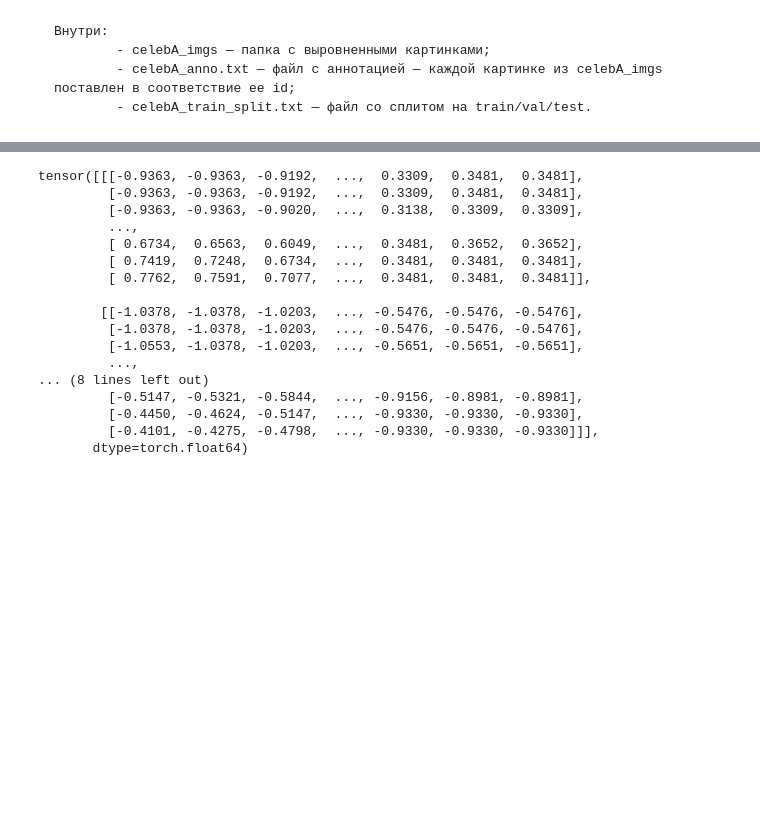
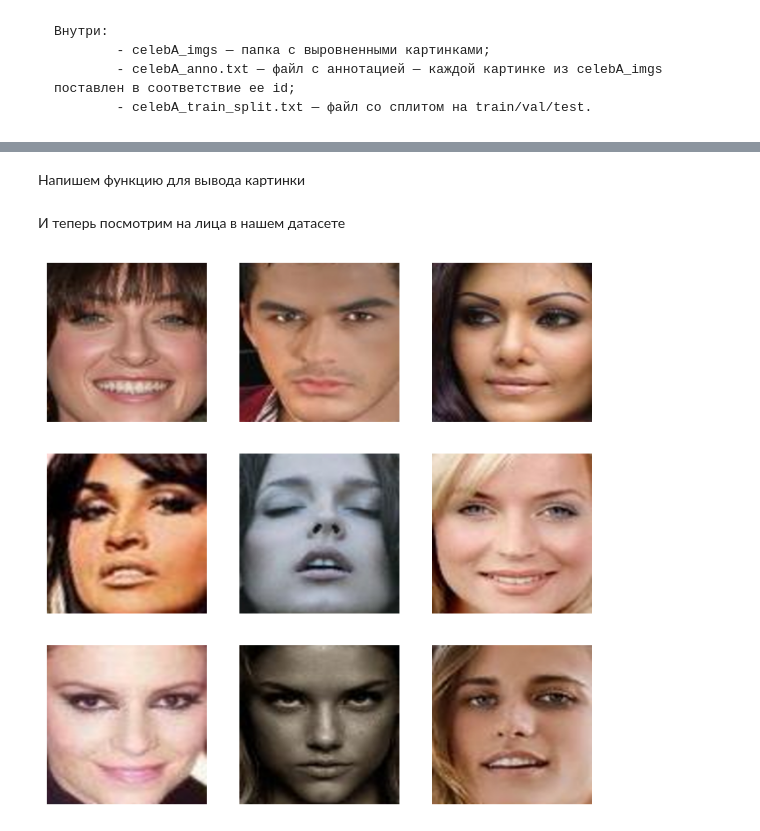
Before and after one commit to whykitsune/DLS-part1-autumn2024, a Jupyter notebook: project_face_recognition.ipynb, the cells around one changed output, grey strips where cells are left out. Drawn from its saved outputs; the diff is of its cells as text; code cells hidden in the pictures; blank space fills up the shorter version.

Commit message:
project: created imshow func

```diff
--- a/project_face_recognition.ipynb
+++ b/project_face_recognition.ipynb
@@ -159,26 +141,27 @@ test_dataset = CelebADataset(
     split_file=split_file,
     mode="test"
 )
-# %%
-test_dataset.__getitem__(19)[0]
-# %% [output]
-tensor([[[-0.9363, -0.9363, -0.9192,  ...,  0.3309,  0.3481,  0.3481],
-         [-0.9363, -0.9363, -0.9192,  ...,  0.3309,  0.3481,  0.3481],
-         [-0.9363, -0.9363, -0.9020,  ...,  0.3138,  0.3309,  0.3309],
-         ...,
-         [ 0.6734,  0.6563,  0.6049,  ...,  0.3481,  0.3652,  0.3652],
-         [ 0.7419,  0.7248,  0.6734,  ...,  0.3481,  0.3481,  0.3481],
-         [ 0.7762,  0.7591,  0.7077,  ...,  0.3481,  0.3481,  0.3481]],
-
-        [[-1.0378, -1.0378, -1.0203,  ..., -0.5476, -0.5476, -0.5476],
-         [-1.0378, -1.0378, -1.0203,  ..., -0.5476, -0.5476, -0.5476],
-         [-1.0553, -1.0378, -1.0203,  ..., -0.5651, -0.5651, -0.5651],
-         ...,
-... (8 lines left out)
-         [-0.5147, -0.5321, -0.5844,  ..., -0.9156, -0.8981, -0.8981],
-         [-0.4450, -0.4624, -0.5147,  ..., -0.9330, -0.9330, -0.9330],
-         [-0.4101, -0.4275, -0.4798,  ..., -0.9330, -0.9330, -0.9330]]],
-       dtype=torch.float64)
+# %% [markdown]
+Напишем функцию для вывода картинки
+# %%
+def imshow(inp, plt_ax=plt):
+    inp = inp.numpy().transpose((1, 2, 0))
+    mean = [0.485, 0.456, 0.406]
+    std = [0.229, 0.224, 0.225]
+    inp = std * inp + mean
+    inp = np.clip(inp, 0, 1)
+    plt_ax.axis(False)
+    plt_ax.imshow(inp)
+# %% [markdown]
+И теперь посмотрим на лица в нашем датасете
+# %%
+fig, axes = plt.subplots(3, 3, figsize=(8, 8))
+for ax in axes.flatten():
+    rand_person = int(np.random.uniform(0, val_dataset.__len__()))
+    im_val, label = val_dataset[rand_person]
+    imshow(im_val.data.cpu(), plt_ax=ax)
+# %% [output]
+[figure, added]
 # %%
 from torch.utils.data import DataLoader
 # %%
```
Also changed, not shown: parts of 4 cells of this notebook.
